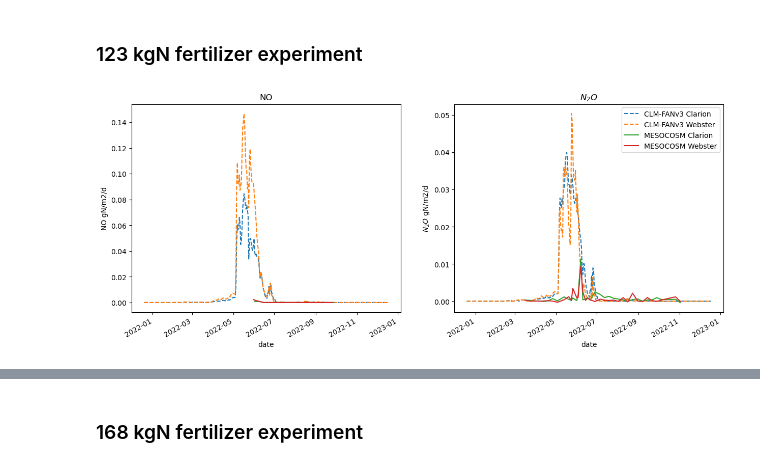
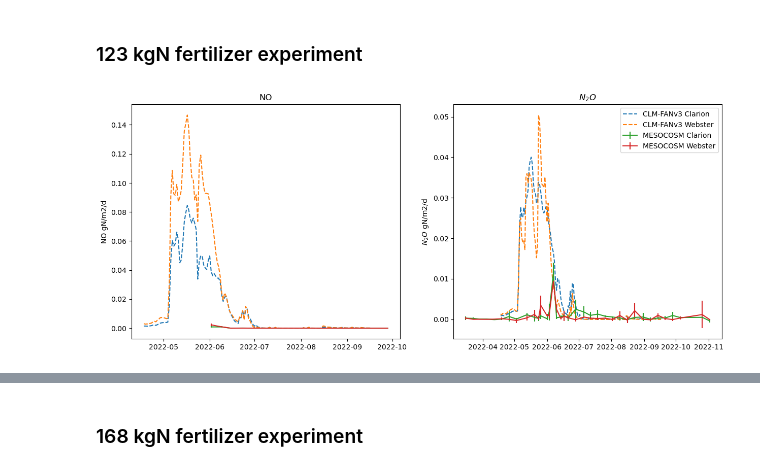
Before and after one commit to jinmuluo/pymaps, a Jupyter notebook: mesocosm.ipynb, the cells around one changed output, grey strips where cells are left out. Drawn from its saved outputs; the diff is of its cells as text; code cells hidden in the pictures.

```diff
--- a/mesocosm.ipynb
+++ b/mesocosm.ipynb
@@ -10,13 +10,12 @@ import cftime
 ### 123 kgN fertilizer experiment
 # %%
 fert_amount = "123"
-
 case_clarion = "MESOCOSM_Clarion_" + fert_amount + "kgN"
 case_webster = "MESOCOSM_Webster_" + fert_amount + "kgN"
 path_clarion = "/glade/scratch/jinmuluo/archive/" + case_clarion + "/lnd/hist/"
 path_webster = "/glade/scratch/jinmuluo/archive/" + case_webster + "/lnd/hist/"
-start_date = date(2022, 1, 1)
-end_date = date(2023, 1, 1)
+start_date = date(2022, 5, 1)
+end_date = date(2022, 10, 1)
 NO_LEAP = True
 delta_days = (end_date - start_date).days
 
@@ -54,6 +53,7 @@ def preprocess(ds, fields=GAS+Others+RUNOFF):
 
 dsCLM_Webster = xr.open_mfdataset(CLM_Webster, decode_times=True, preprocess=preprocess)
 # %%
+# Read the measurements
 p2 = "/glade/scratch/jinmuluo/MESOCOSM_fluxtower_BOOI4/measurements/"
 dsNO = pd.read_csv(p2+'mesocosm_NOx_combined_2022.csv')
 dsNO['date'] = pd.to_datetime(dsNO['date']) + pd.Timedelta(hours=0, minutes=0, seconds=0)
@@ -63,47 +63,58 @@ dsNO['Mean_NO_flux_gN/m2/d'] = dsNO['Mean_NO_flux_nmol_m2_s']*1e-9*30*24*3600/14
 dsN2O = pd.read_csv(p2+'mesocosm_ghg_flux_data_2022.csv')
 dsN2O['date'] = pd.to_datetime(dsN2O['date']) + pd.Timedelta(hours=0, minutes=0, seconds=0)
 dsN2O.set_index(['soil', 'N_rate_num', 'block', 'date'], inplace=True)
 dsN2O = dsN2O.sort_index()
 
+mean_dsNO_cla = dsNO.loc[('Clarion', 123), 'Mean_NO_flux_gN/m2/d'].groupby(level='date').mean()
+std_dsNO_cla = dsNO.loc[('Clarion', 123), 'Mean_NO_flux_gN/m2/d'].groupby(level='date').std()
+mean_dsNO_web = dsNO.loc[('Webster', 123), 'Mean_NO_flux_gN/m2/d'].groupby(level='date').mean()
+std_dsNO_web = dsNO.loc[('Webster', 123), 'Mean_NO_flux_gN/m2/d'].groupby(level='date').std()
+mean_dsN2O_cla = dsN2O.loc[('Clarion', 123), 'nitrous_oxide_N_flux_g_m2_d'].groupby(level='date').mean()
+std_dsN2O_cla = dsN2O.loc[('Clarion', 123), 'nitrous_oxide_N_flux_g_m2_d'].groupby(level='date').std()
+mean_dsN2O_web = dsN2O.loc[('Webster', 123), 'nitrous_oxide_N_flux_g_m2_d'].groupby(level='date').mean()
+std_dsN2O_web = dsN2O.loc[('Webster', 123), 'nitrous_oxide_N_flux_g_m2_d'].groupby(level='date').std()
+no_time = mean_dsNO_cla.index.values
+n2o_time = mean_dsN2O_cla.index.values
+
+
+# Read the model simulations
 NO_Clarion = (dsCLM_Clarion.NOx_NITRIFY_TOTAL + dsCLM_Clarion.NOx_DENITRIFY_TOTAL + dsCLM_Clarion.F_NOx_NIT + dsCLM_Clarion.F_NOx_DENIT)
 NO_Clarion = NO_Clarion.resample(time='D').mean()*24*3600
 NO_Clarion.attrs['units'] = "gN/m2/d"
 NO_Clarion['time'] = [cftime.date2num(x, "days since 1970-01-01") for x in NO_Clarion.time]
 NO_Webster = (dsCLM_Webster.NOx_NITRIFY_TOTAL + dsCLM_Webster.NOx_DENITRIFY_TOTAL + dsCLM_Webster.F_NOx_NIT + dsCLM_Webster.F_NOx_DENIT)
 NO_Webster = NO_Webster.resample(time='D').mean()*24*3600
 NO_Webster.attrs['units'] = "gN/m2/d"
 NO_Webster['time'] = [cftime.date2num(x, "days since 1970-01-01") for x in NO_Webster.time]
-
-fig, ax = plt.subplots(1, 2, figsize=(15, 6))
-NO_Clarion.plot(ax=ax[0], ls= '--', label='CLM-FANv3 Clarion')
-NO_Webster.plot(ax=ax[0], ls= '--', label='CLM-FANv3 Webster')
-dsNO.loc[('Clarion', 123), 'Mean_NO_flux_gN/m2/d'].groupby(level='date').mean().plot(ax=ax[0], label='MESOCOSM Clarion')
-dsNO.loc[('Webster', 123), 'Mean_NO_flux_gN/m2/d'].groupby(level='date').mean().plot(ax=ax[0], label='MESOCOSM Webster')
-
-
-ax[0].set_title("NO")
-ax[0].set_ylabel("NO gN/m2/d")
 
 N2O_Clarion = (dsCLM_Clarion.N2O_NITRIFY_TOTAL + dsCLM_Clarion.F_N2O_NIT + dsCLM_Clarion.N2O_DENITRIFY_TOTAL+ dsCLM_Clarion.F_N2O_DENIT)
 N2O_Clarion = N2O_Clarion.resample(time='D').mean()*24*3600
 N2O_Clarion.attrs['units'] = "gN/m2/d"
 N2O_Clarion['time'] = [cftime.date2num(x, "days since 1970-01-01") for x in N2O_Clarion.time]
 N2O_Webster = (dsCLM_Webster.N2O_NITRIFY_TOTAL + dsCLM_Webster.F_N2O_NIT + dsCLM_Webster.N2O_DENITRIFY_TOTAL+ dsCLM_Webster.F_N2O_DENIT)
 N2O_Webster = N2O_Webster.resample(time='D').mean()*24*3600
 N2O_Webster.attrs['units'] = "gN/m2/d"
 N2O_Webster['time'] = [cftime.date2num(x, "days since 1970-01-01") for x in N2O_Webster.time]
 
-N2O_Clarion.plot(ax=ax[1], ls= '--', label='CLM-FANv3 Clarion')
-N2O_Webster.plot(ax=ax[1], ls= '--', label='CLM-FANv3 Webster')
-dsN2O.loc[('Clarion', 123), 'nitrous_oxide_N_flux_g_m2_d'].groupby(level='date').mean().plot(ax=ax[1], label='MESOCOSM Clarion')
-dsN2O.loc[('Webster', 123), 'nitrous_oxide_N_flux_g_m2_d'].groupby(level='date').mean().plot(ax=ax[1], label='MESOCOSM Webster')
+# Plot the graph
+fig, ax = plt.subplots(1, 2, figsize=(15, 6))
+ax[0].plot(NO_Clarion.time, NO_Clarion.values, linestyle='--', label='CLM-FANv3 Clarion')
+ax[0].plot(NO_Webster.time, NO_Webster.values, linestyle='--', label='CLM-FANv3 Webster')
+ax[0].errorbar(no_time, mean_dsNO_cla.values, yerr=std_dsNO_cla.values, label='MESOCOSM Clarion')
+ax[0].errorbar(no_time, mean_dsNO_web.values, yerr=std_dsNO_web.values, label='MESOCOSM Webster')
+ax[0].set_title("NO")
+ax[0].set_ylabel("NO gN/m2/d")
 
+ax[1].plot(N2O_Clarion.time, N2O_Clarion.values, linestyle='--', label='CLM-FANv3 Clarion')
+ax[1].plot(N2O_Webster.time, N2O_Webster.values, linestyle='--', label='CLM-FANv3 Webster')
+ax[1].errorbar(n2o_time, mean_dsN2O_cla.values, yerr=std_dsN2O_cla.values, label='MESOCOSM Clarion')
+ax[1].errorbar(n2o_time, mean_dsN2O_web.values, yerr=std_dsN2O_web.values, label='MESOCOSM Webster')
 ax[1].set_title("$N_2O$")
 ax[1].set_ylabel("$N_2O$ gN/m2/d")
 ax[1].legend()
 
-fig.savefig("graphs/Ngas_123kgN.jpg", dpi=200)
+fig.savefig("graphs/Ngas_123kgN.jpg", dpi=300)
 plt.show()
 # %% [output]
-[figure, old version]
+[figure, new version]
 # %%
```
Also changed, not shown: parts of 22 cells of this notebook.
